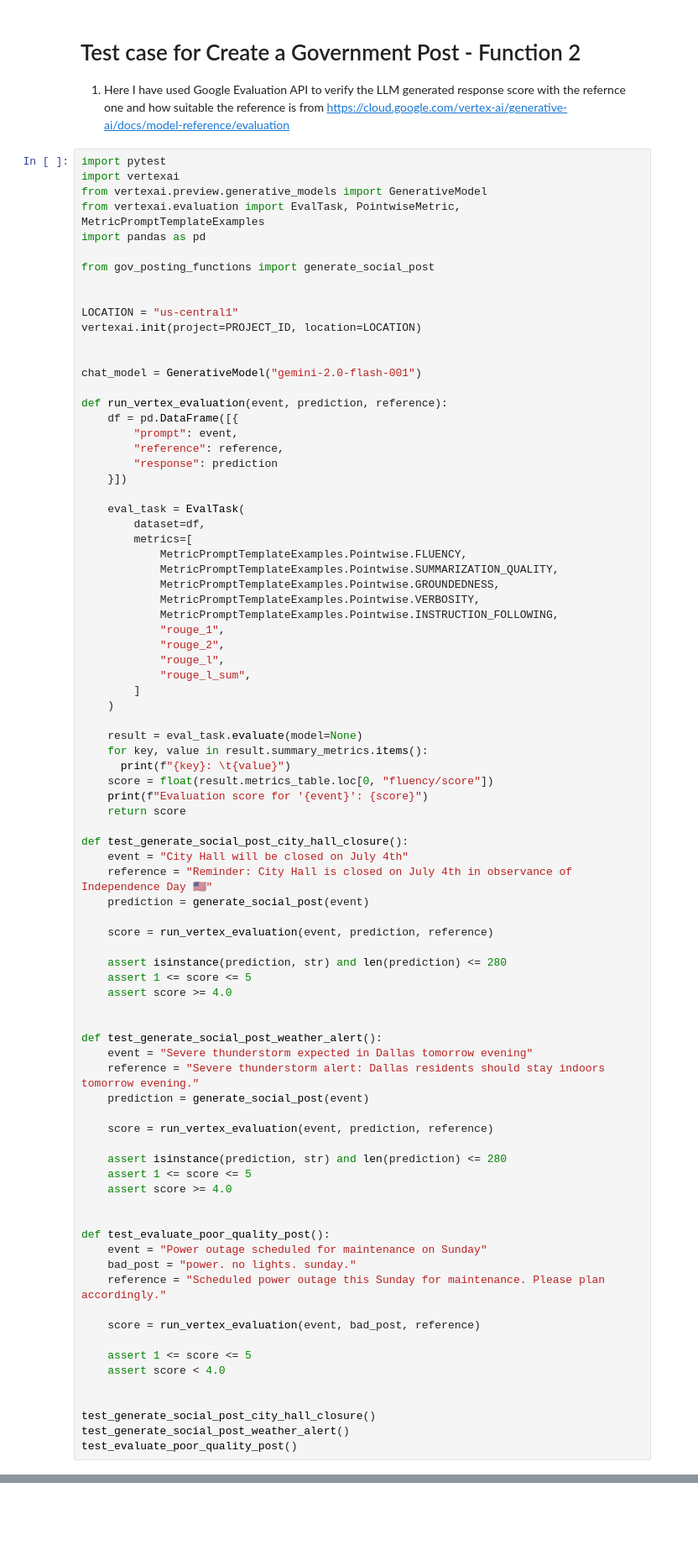
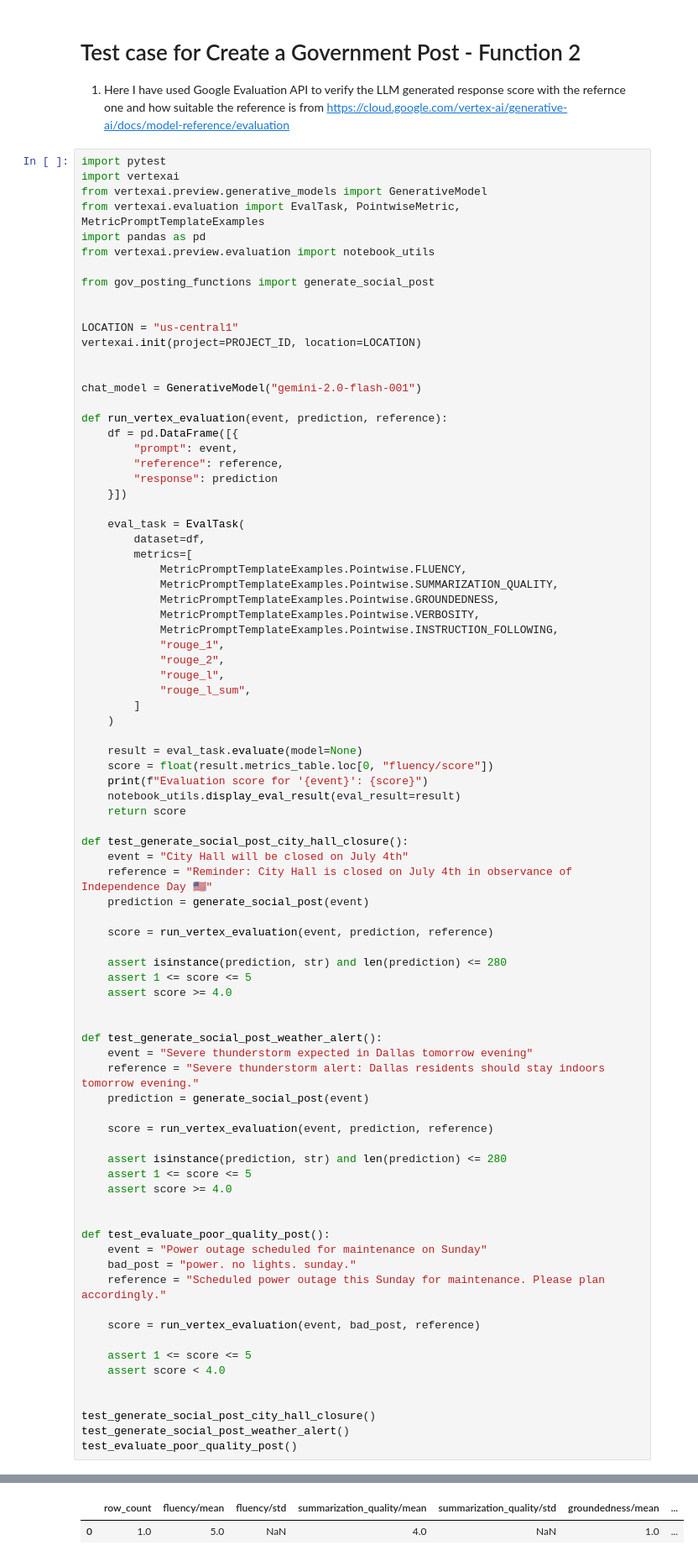
Before and after one commit to VarunManian007/genai-skills-workshop-varun, a Jupyter notebook: Challenge 3 - Testing LLM.ipynb, the cells around one changed output, grey strips where cells are left out. Shown at 84% size. Cells and saved outputs as stored; diff of their text form; blank space fills up the shorter version.

Commit message:
Challenge 3 - Updated in a table format

```diff
--- a/Challenge 3 - Testing LLM.ipynb
+++ b/Challenge 3 - Testing LLM.ipynb
@@ -206,6 +206,7 @@ import vertexai
 from vertexai.preview.generative_models import GenerativeModel
 from vertexai.evaluation import EvalTask, PointwiseMetric, MetricPromptTemplateExamples
 import pandas as pd
+from vertexai.preview.evaluation import notebook_utils
 
 from gov_posting_functions import generate_social_post
 
@@ -239,10 +240,9 @@ def run_vertex_evaluation(event, prediction, reference):
     )
 
     result = eval_task.evaluate(model=None)
-    for key, value in result.summary_metrics.items():
-      print(f"{key}: \t{value}")
     score = float(result.metrics_table.loc[0, "fluency/score"])
     print(f"Evaluation score for '{event}': {score}")
+    notebook_utils.display_eval_result(eval_result=result)
     return score
 
 def test_generate_social_post_city_hall_closure():
@@ -310,0 +293,2 @@ Evaluation score for 'City Hall will be closed on July 4th': 5.0
+|  | row_count | fluency/mean | fluency/std | summarization_quality/mean | summarization_quality/std | groundedness/mean | ... |
+| 0 | 1.0 | 5.0 | NaN | 4.0 | NaN | 1.0 | ... |
```
Also changed, not shown: parts of 2 cells of this notebook.
